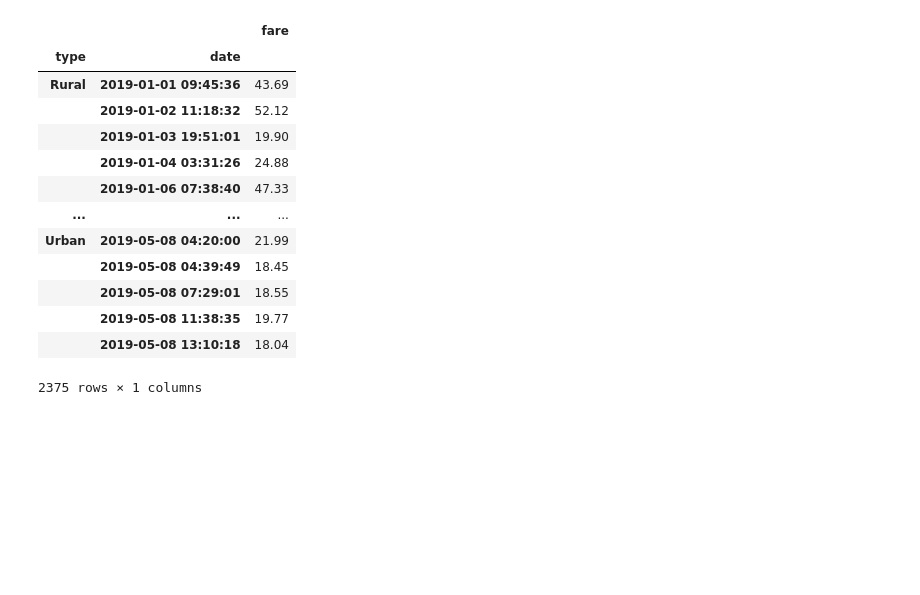
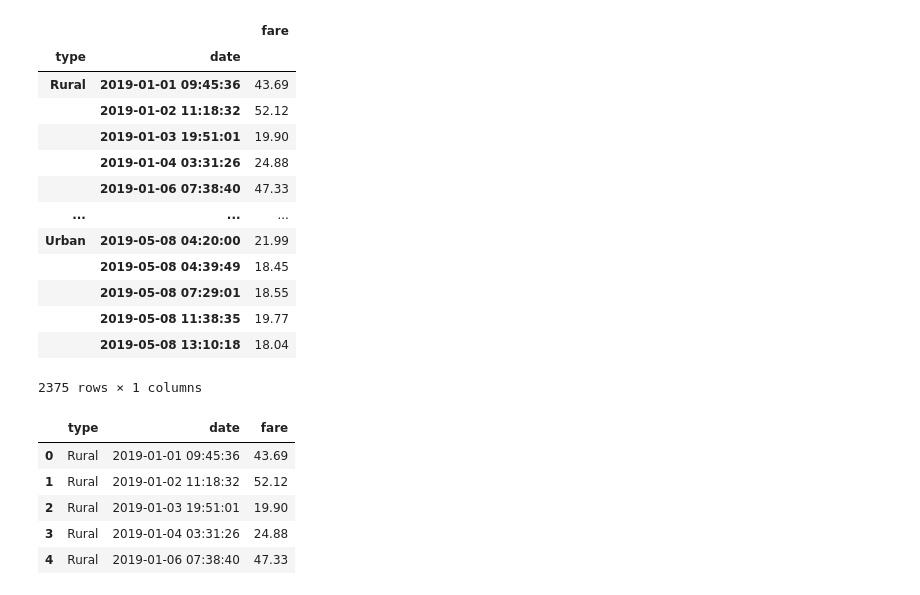
Before and after one commit to DALeske/PyBer_Analysis, a Jupyter notebook: PyBer_Challenge.ipynb, the cells around one changed output. Cells and saved outputs as stored; diff of their text form; code cells hidden in the pictures; blank space fills up the shorter version.

```diff
--- a/PyBer_Challenge.ipynb
+++ b/PyBer_Challenge.ipynb
@@ -156,3 +156,11 @@ pyber_type_date_df
 # %%
 # 3. Reset the index on the DataFrame you created in #1. This is needed to use the 'pivot()' function.
 pyber_type_date_df = pyber_type_date_df.reset_index()
+pyber_type_date_df.head()
+# %% [output]
+|  | type | date | fare |
+| 0 | Rural | 2019-01-01 09:45:36 | 43.69 |
+| 1 | Rural | 2019-01-02 11:18:32 | 52.12 |
+| 2 | Rural | 2019-01-03 19:51:01 | 19.90 |
+| 3 | Rural | 2019-01-04 03:31:26 | 24.88 |
+| 4 | Rural | 2019-01-06 07:38:40 | 47.33 |
```
Also changed, not shown: parts of 7 cells of this notebook, 1 other file.
